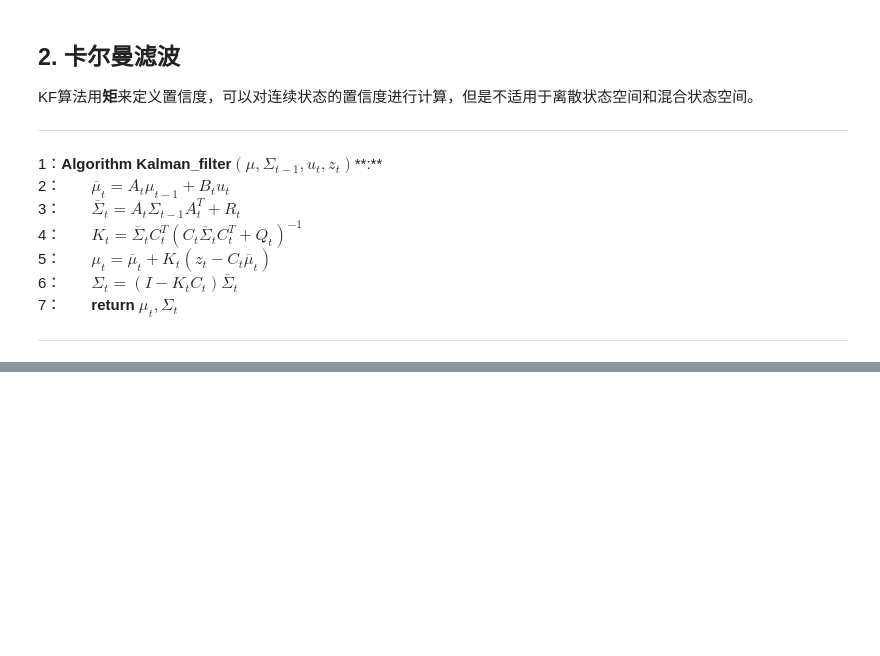
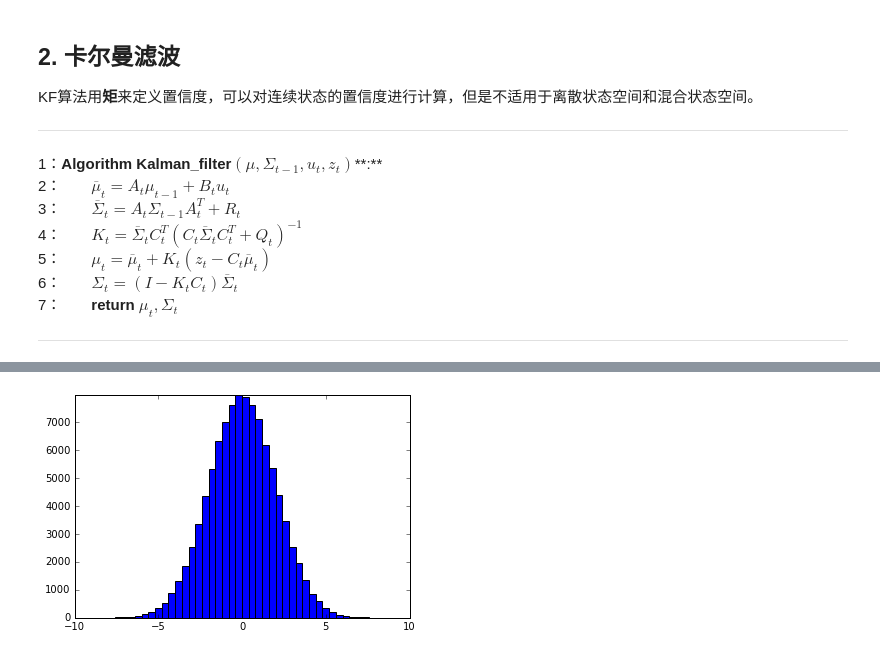
Before and after one commit to liuii/ProbRobotics, a Jupyter notebook: notebooks/01LinearGaussianFileters/KalmanFilter.ipynb, the cells around one changed output, grey strips where cells are left out. Drawn from its saved outputs; the diff is of its cells as text; code cells hidden in the pictures; blank space fills up the shorter version.

```diff
--- a/notebooks/01LinearGaussianFileters/KalmanFilter.ipynb
+++ b/notebooks/01LinearGaussianFileters/KalmanFilter.ipynb
@@ -87,0 +130,38 @@ z_t &= p_t + \delta_t \\
+# %%
+def sampleNormalDistribution(sigma):
+    return np.sum(np.random.uniform(-sigma, sigma, 12)) / 2
+
+# 采样10000个样本，计算其直方图
+samples = [sampleNormalDistribution(2) for i in range(10000)]
+# %%
+import matplotlib.path as path
+import matplotlib.patches as patches
+
+# 封装一个绘制bar图的函数，以方便绘制直方图
+def drawHistChart(samples):
+    n, bins = np.histogram(samples, 50, range=(-10, 10))
+
+    # 获得直方图矩形的角点
+    left = np.array(bins[:-1])
+    right = np.array(bins[1:])
+    bottom = np.zeros(len(left))
+    top = bottom + n
+
+    # 构造一个(矩形数量 * 边数 * 2)的矩阵，用来生成组合路径
+    XY = np.array([[left, left, right, right], [bottom, top, top, bottom]]).T
+
+    # 获得路径对象
+    barpath = path.Path.make_compound_path_from_polys(XY)
+
+    # 获得路径
+    patch = patches.PathPatch(barpath)
+
+    # 绘图
+    fig, ax = plt.subplots()
+    ax.add_patch(patch)
+    ax.set_xlim(left[0], right[-1])
+    ax.set_ylim(bottom.min(), top.max())
+# %%
+drawHistChart(samples)
+# %% [output]
+[figure, added]
```
Also changed, not shown: parts of 11 cells of this notebook.
